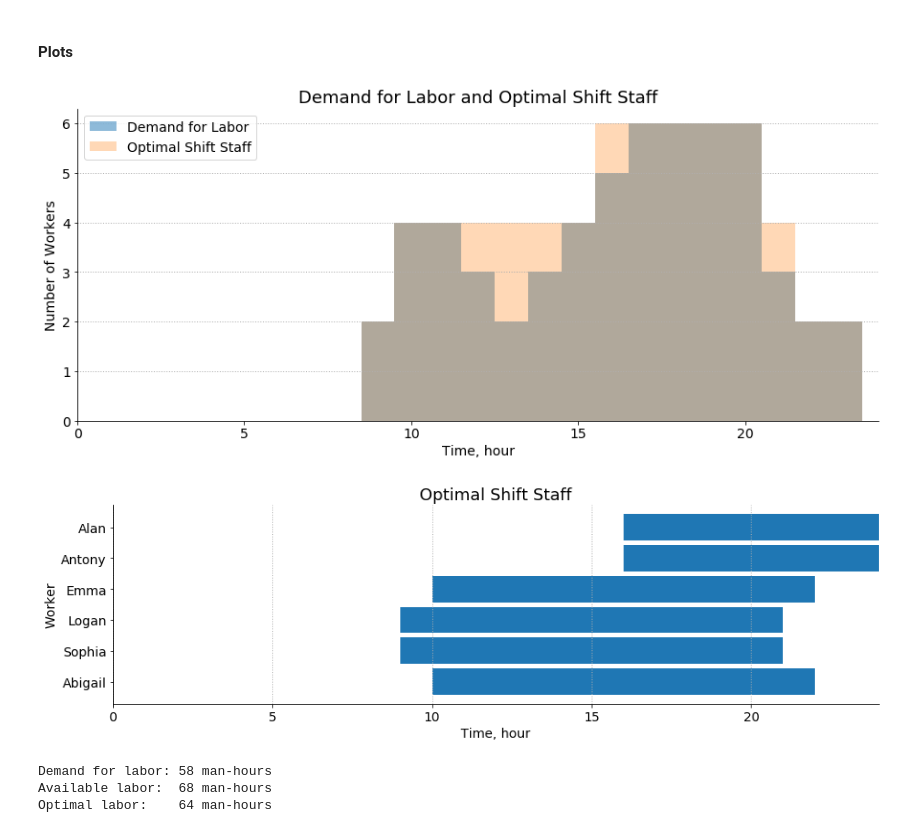
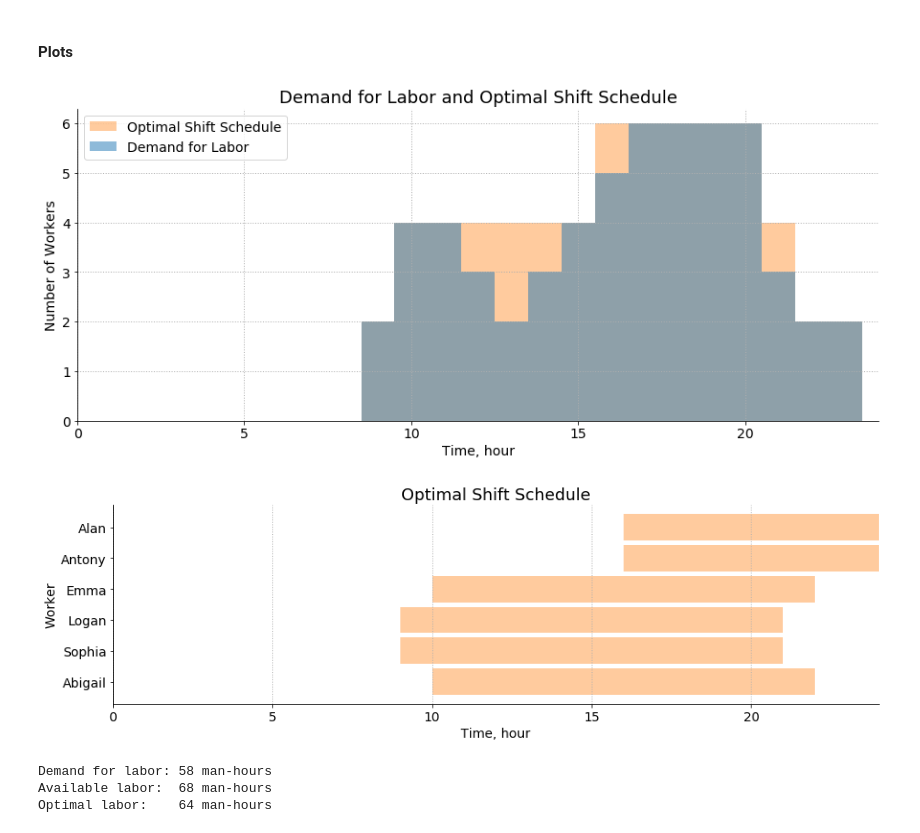
Before and after one commit to Snedashkovsky/cashier_scheduler, a Jupyter notebook: Scheduler.ipynb, the cells around one changed output. Saved outputs shown, nothing was run; the diff lists cells and outputs as text; code cells hidden in the pictures.

```diff
--- a/Scheduler.ipynb
+++ b/Scheduler.ipynb
@@ -55,3 +52,8 @@ staff_costs_per_hour = 25
+# %%
+# costs per man-shift
+staff_costs_per_shift = 100
+# costs per man-hour in addition to costs per man-shift
+staff_costs_per_hour = 25
 # %% [markdown]
 #### Plots
 # %%
@@ -209,53 +211,62 @@ demand_and_predict_for_labor_df = demand_for_labor_df.merge(
 # %% [markdown]
 #### Plots
 # %%
-# Demand for Labor','Optimal Shift Staff plot
-mpl.rcParams['figure.figsize'] = (15.0, 6.0)
-plt.bar(demand_and_predict_for_labor_df.hour, demand_and_predict_for_labor_df.number, width=1, alpha=0.5)
-plt.bar(demand_and_predict_for_labor_df.hour, demand_and_predict_for_labor_df.number_exist, width=1, alpha=0.3)
+# Demand for Labor and Optimal Shift Schedule plot
+mpl.rcParams['figure.figsize'] = (15, 6.0)
+plt.bar(demand_and_predict_for_labor_df.hour,
+        demand_and_predict_for_labor_df.number_exist,
+        width=1,
+        color='C1',
+        alpha=0.4)
+plt.bar(demand_and_predict_for_labor_df.hour,
+        demand_and_predict_for_labor_df.number,
+        width=1,
+        alpha=0.5)
 plt.xlabel('Time, hour', fontsize=14)
 plt.ylabel('Number of Workers', fontsize=14)
-plt.title('Demand for Labor and Optimal Shift Staff', fontsize=18)
-plt.legend(['Demand for Labor','Optimal Shift Staff'],loc=2, fontsize=14)
+plt.title('Demand for Labor and Optimal Shift Schedule', fontsize=18)
+plt.legend(['Optimal Shift Schedule','Demand for Labor'],loc=2, fontsize=14)
 plt.yticks(fontsize=14)
 plt.xticks(fontsize=14)
-plt.grid(axis='y', linestyle=':', linewidth=1)
+plt.grid( linestyle=':', linewidth=1)
 ax = plt.gca()
 ax.spines['top'].set_visible(False)
 ax.spines['bottom'].set_visible(True)
 ax.spines['right'].set_visible(False)
 ax.spines['left'].set_visible(True)
 ax.set_xlim(0,24)
 plt.show()
 
-# Optimal Shift Staff plot
+# Optimal Shift Schedule plot
 mpl.rcParams['figure.figsize'] = (15.0, 4.0)
 plt.barh(workers_result_df.worker,
          workers_result_df.shift_duration,
          height=0.85,
-         left=workers_result_df.start_hour)
+         left=workers_result_df.start_hour,
+         color='C1',
+         alpha=0.4)
 plt.xlabel('Time, hour', fontsize=14)
 plt.ylabel('Worker', fontsize=14)
-plt.title('Optimal Shift Staff', fontsize=18)
+plt.title('Optimal Shift Schedule', fontsize=18)
 plt.yticks(fontsize=14)
 plt.xticks(fontsize=14)
 plt.grid(axis='x', linestyle=':', linewidth=1)
 ax = plt.gca()
 ax.spines['top'].set_visible(False)
 ax.spines['bottom'].set_visible(True)
 ax.spines['right'].set_visible(False)
 ax.spines['left'].set_visible(True)
 ax.set_xlim(0,max(workers_result_df.shift_duration+workers_result_df.start_hour))
 ax.invert_yaxis()
 
 plt.show()
 
-print('Demand for labor: {} man-hours'.format(sum(demand_for_labor_df.number)))
-print('Available labor:  {} man-hours'.format(sum(workers_df.shift_duration)))
-print('Optimal labor:    {} man-hours'.format(sum(workers_result_df.shift_duration)))
+print(f'Demand for labor: {sum(demand_for_labor_df.number)} man-hours')
+print(f'Available labor:  {sum(workers_df.shift_duration)} man-hours')
+print(f'Optimal labor:    {sum(workers_result_df.shift_duration)} man-hours')
 # %% [output]
-[figure, old version]
+[figure, new version]
-[figure, old version]
+[figure, new version]
 Demand for labor: 58 man-hours
 Available labor:  68 man-hours
 Optimal labor:    64 man-hours
```
Also changed, not shown: parts of 3 cells of this notebook, 5 other files.
